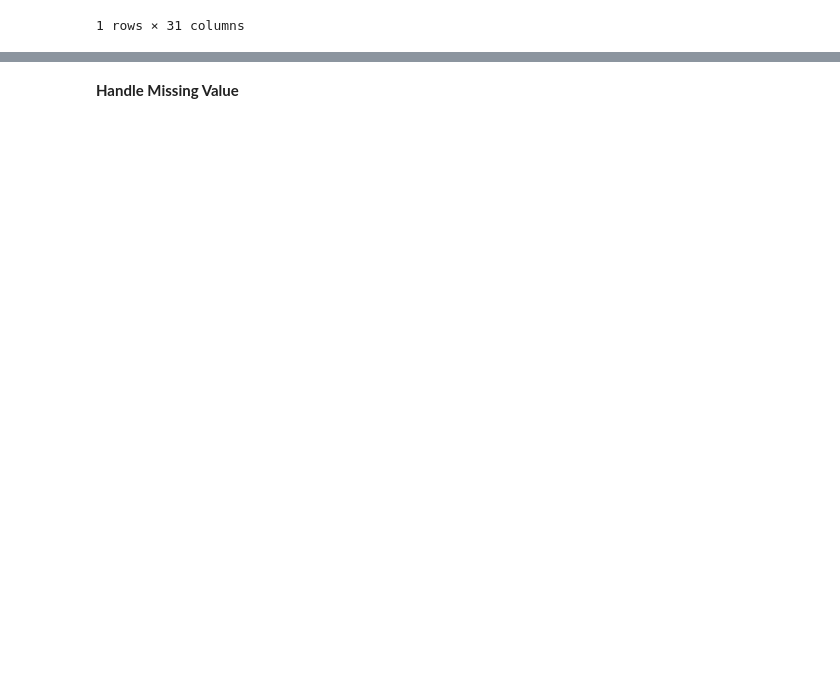
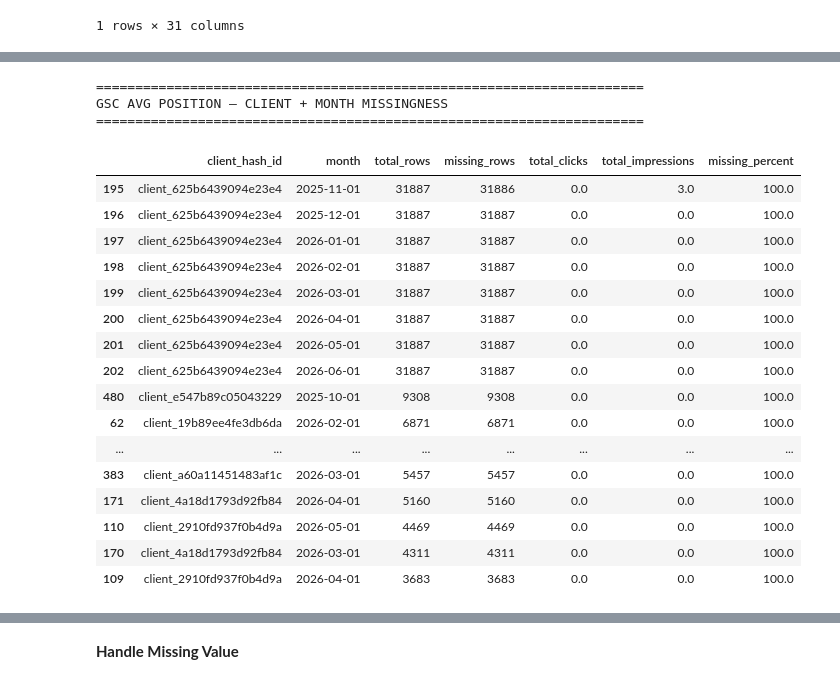
Before and after one commit to MuhammadOkasha004/flyrank-ml-internship-work, a Jupyter notebook: work/notebooks/w03_feature_leakage_check.ipynb, the cells around one changed output, grey strips where cells are left out. Drawn from its saved outputs; the diff is of its cells as text; code cells hidden in the pictures; blank space fills up the shorter version.

```diff
--- a/work/notebooks/w03_feature_leakage_check.ipynb
+++ b/work/notebooks/w03_feature_leakage_check.ipynb
@@ -160,0 +808,63 @@ display(df_page_month.tail())
+# %%
+# ============================================
+# STEP: GSC Average Position Missingness
+# Client + Month Analysis
+# ============================================
+
+df_check = df_copy.copy()
+
+# Missing indicator
+df_check["position_missing"] = df_check["gsc_avg_position"].isna()
+
+# Client + Month level analysis
+position_check = (
+    df_check
+    .groupby(["client_hash_id", "month"])
+    .agg(
+        total_rows=("client_hash_id", "size"),
+        missing_rows=("position_missing", "sum"),
+        total_clicks=("gsc_clicks", "sum"),
+        total_impressions=("gsc_impressions", "sum")
+    )
+    .reset_index()
+)
+
+position_check["missing_percent"] = (
+    position_check["missing_rows"]
+    / position_check["total_rows"]
+    * 100
+).round(2)
+
+print("=" * 70)
+print("GSC AVG POSITION — CLIENT + MONTH MISSINGNESS")
+print("=" * 70)
+
+display(
+    position_check
+    .sort_values(
+        ["missing_percent", "total_rows"],
+        ascending=[False, False]
+    )
+    .head(30)
+)
+# %% [output]
+======================================================================
+GSC AVG POSITION — CLIENT + MONTH MISSINGNESS
+======================================================================
+|  | client_hash_id | month | total_rows | missing_rows | total_clicks | total_impressions | missing_percent |
+| 195 | client_625b6439094e23e4 | 2025-11-01 | 31887 | 31886 | 0.0 | 3.0 | 100.0 |
+| 196 | client_625b6439094e23e4 | 2025-12-01 | 31887 | 31887 | 0.0 | 0.0 | 100.0 |
+| 197 | client_625b6439094e23e4 | 2026-01-01 | 31887 | 31887 | 0.0 | 0.0 | 100.0 |
+| 198 | client_625b6439094e23e4 | 2026-02-01 | 31887 | 31887 | 0.0 | 0.0 | 100.0 |
+| 199 | client_625b6439094e23e4 | 2026-03-01 | 31887 | 31887 | 0.0 | 0.0 | 100.0 |
+| 200 | client_625b6439094e23e4 | 2026-04-01 | 31887 | 31887 | 0.0 | 0.0 | 100.0 |
+| 201 | client_625b6439094e23e4 | 2026-05-01 | 31887 | 31887 | 0.0 | 0.0 | 100.0 |
+| 202 | client_625b6439094e23e4 | 2026-06-01 | 31887 | 31887 | 0.0 | 0.0 | 100.0 |
+| 480 | client_e547b89c05043229 | 2025-10-01 | 9308 | 9308 | 0.0 | 0.0 | 100.0 |
+| 62 | client_19b89ee4fe3db6da | 2026-02-01 | 6871 | 6871 | 0.0 | 0.0 | 100.0 |
+| ... | ... | ... | ... | ... | ... | ... | ... |
+| 383 | client_a60a11451483af1c | 2026-03-01 | 5457 | 5457 | 0.0 | 0.0 | 100.0 |
+| 171 | client_4a18d1793d92fb84 | 2026-04-01 | 5160 | 5160 | 0.0 | 0.0 | 100.0 |
+| 110 | client_2910fd937f0b4d9a | 2026-05-01 | 4469 | 4469 | 0.0 | 0.0 | 100.0 |
+| 170 | client_4a18d1793d92fb84 | 2026-03-01 | 4311 | 4311 | 0.0 | 0.0 | 100.0 |
+| 109 | client_2910fd937f0b4d9a | 2026-04-01 | 3683 | 3683 | 0.0 | 0.0 | 100.0 |
```
Also changed, not shown: parts of 21 cells of this notebook.
